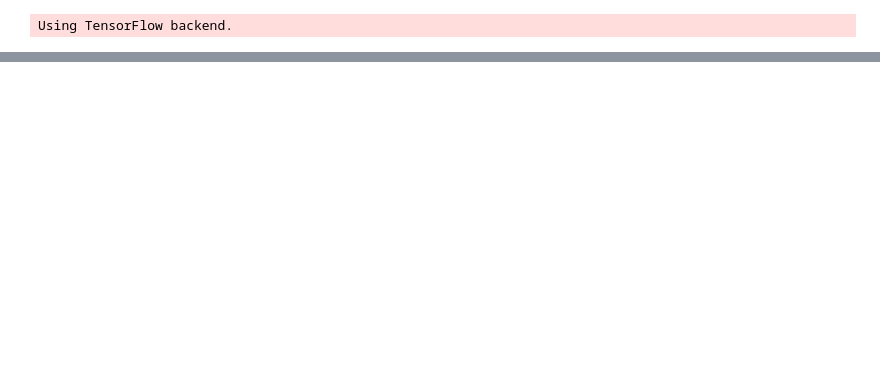
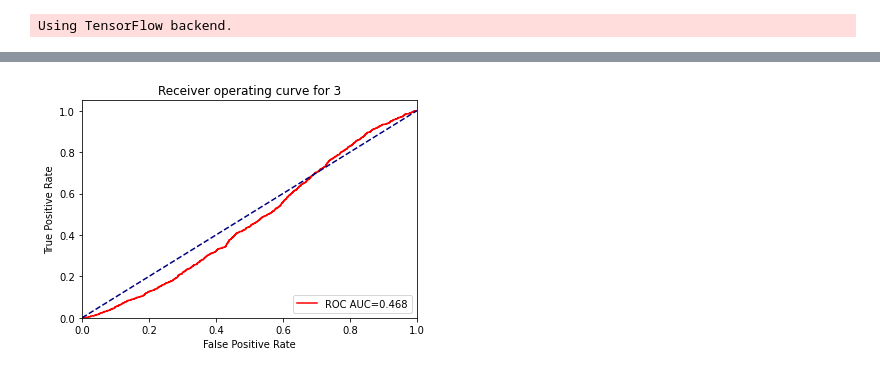
Before and after one commit to eloygeenjaar/cv-dl, a Jupyter notebook: dcec-replicate.ipynb, the cells around one changed output, grey strips where cells are left out. Drawn from its saved outputs; the diff is of its cells as text; code cells hidden in the pictures; blank space fills up the shorter version.

```diff
--- a/dcec-replicate.ipynb
+++ b/dcec-replicate.ipynb
@@ -371,0 +340,9 @@ plot_roc
+# %%
+anomaly_digit = 3 #np.random.randint(10)
+print(f"Using {anomaly_digit} as anomaly dropping 90% of the training samples")
+
+anomalies = mnist_train_labels == anomaly_digit
+selection = np.ones(len(mnist_train_labels), dtype=np.bool)
+selection[anomalies] = 0
+_selection_anomalies = np.random.choice(len(mnist_train_labels), int(anomalies.sum() * 0.10), replace=False, p=anomalies / anomalies.sum())
+selection[_selection_anomalies] = 1
@@ -371,0 +377,15 @@ plot_roc
+# %%
+
+fpr, tpr, thresholds = metrics.roc_curve(mnist_test_labels == anomaly_digit, 1-normality, pos_label=1)
+auc_digit = metrics.auc(fpr, tpr)
+plt.plot(fpr, tpr, label=f"ROC AUC={auc_digit:0.3f}", c="r")
+plt.plot([0, 1], [0, 1], color='navy', linestyle='--')
+plt.xlim([0.0, 1.0])
+plt.ylim([0.0, 1.05])
+plt.xlabel('False Positive Rate')
+plt.ylabel('True Positive Rate')
+plt.title(f'Receiver operating curve for {anomaly_digit}')
+plt.legend(loc="lower right")
+plt.show()
+# %% [output]
+[figure, added]
```
Also changed, not shown: parts of 52 cells of this notebook.
